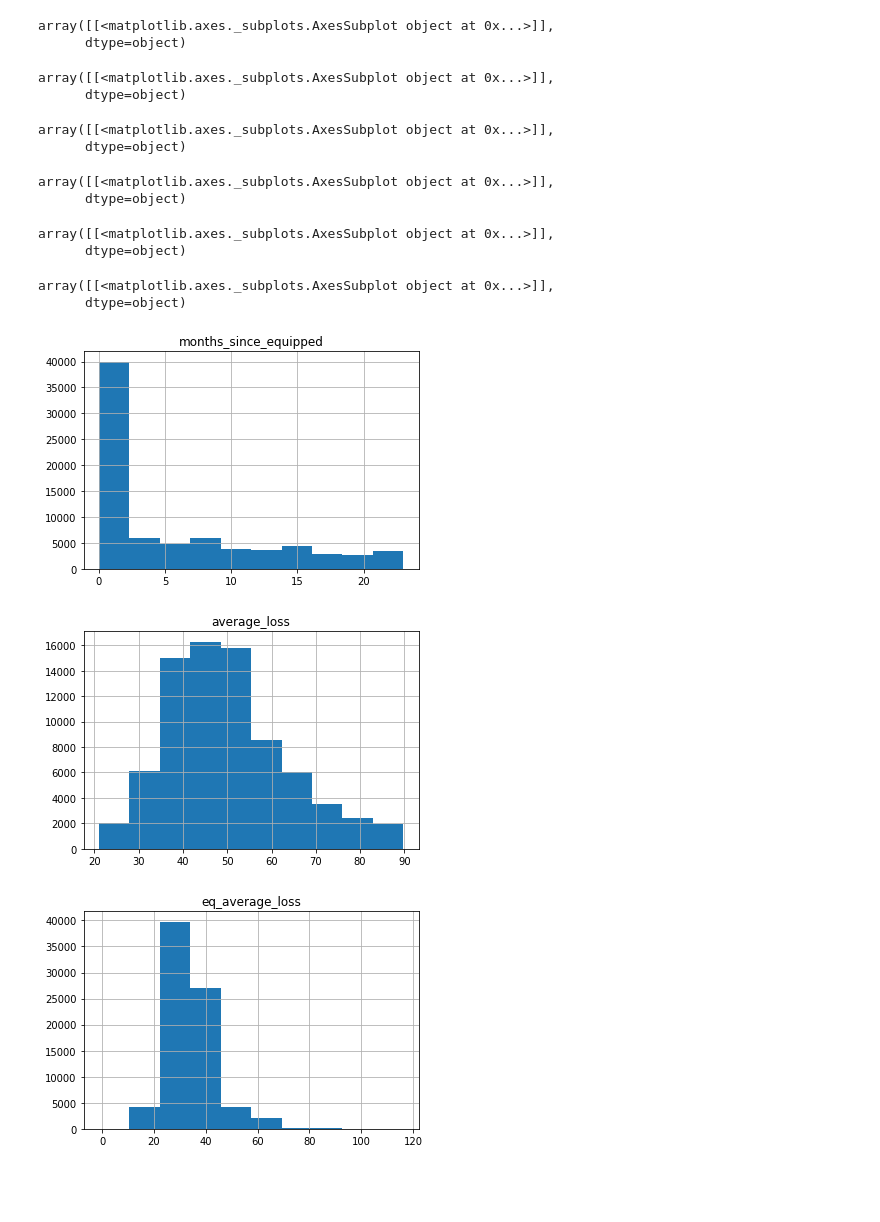
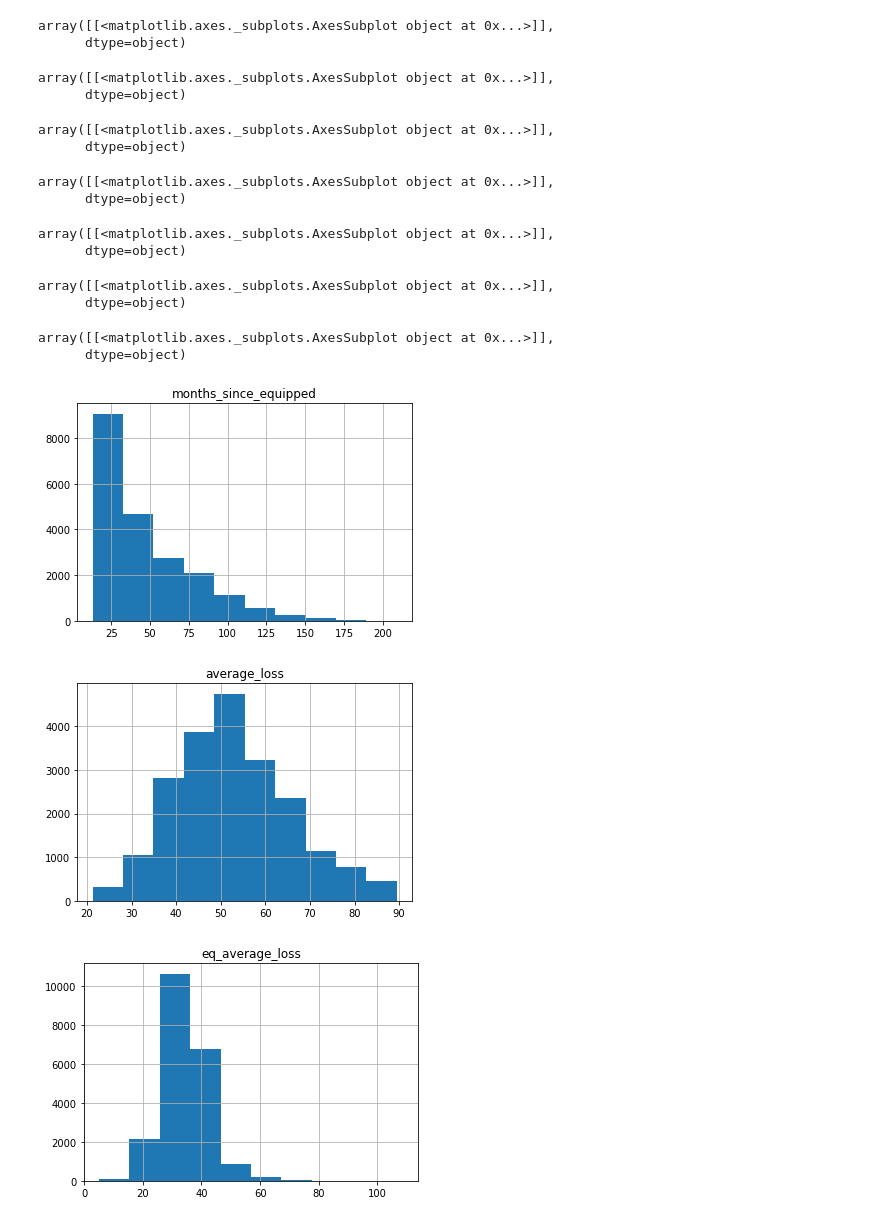
Before and after one commit to viebel/aaa-ml, a Jupyter notebook: notebooks/equipment-success.ipynb, the cells around one changed output. Drawn from its saved outputs; the diff is of its cells as text; code cells hidden in the pictures; blank space fills up the shorter version.

```diff
--- a/notebooks/equipment-success.ipynb
+++ b/notebooks/equipment-success.ipynb
@@ -25,5 +26,5 @@ demo.ipynb  equipment_success_201810121529.csv  mlcc-exercises_en.zip
 # %%
-equipment_success_dataframe = pd.read_csv("./equipment_success.csv", sep=",")
+equipment_success_dataframe = pd.read_csv("./equipment_success_unique.csv", sep=",")
 equipment_success_dataframe.describe()
 # %% [output]
 |  | patient_id | center_id | months_since_equipped | average_loss | high_loss | low_loss | eq_average_loss | ... |
@@ -38,12 +55,12 @@ equipment_success_dataframe.describe()
+# %%
+equipment_success_dataframe['distance_from_target'] = (-equipment_success_dataframe['eq_average_loss'] + equipment_success_dataframe['average_loss'])/equipment_success_dataframe['average_loss']
 # %%
 equipment_success_dataframe['valid'] = (equipment_success_dataframe['average_loss'].apply(lambda x : not math.isnan(x) and x > 20 and x < 90) &
                                        equipment_success_dataframe['eq_average_loss'].apply(lambda x : not math.isnan(x)) &
                                        equipment_success_dataframe['high_loss'].apply(lambda x : not math.isnan(x)) &
                                        equipment_success_dataframe['low_loss'].apply(lambda x : not math.isnan(x)) &
-                                       equipment_success_dataframe['months_since_equipped'].apply(lambda x : x < 24) &
+                                       equipment_success_dataframe['months_since_equipped'].apply(lambda x : x > 12) &
                                        equipment_success_dataframe['age_in_months_at_equipped_start'].apply(lambda x : not math.isnan(x) and x < 12*90 and x > 12*20))
-# %%
-equipment_success_dataframe['age'] = equipment_success_dataframe['age_in_months_at_equipped_start']/12
 # %%
 equipment_success = equipment_success_dataframe.query('valid == True').copy()
 equipment_success
@@ -64,19 +81,21 @@ equipment_success
 # %%
-for feature in ['months_since_equipped', 'average_loss', 'eq_average_loss', 'high_loss', 'low_loss', 'age']:
+for feature in ['months_since_equipped', 'average_loss', 'eq_average_loss', 'high_loss', 'low_loss', 'age_in_months_at_equipped_start','distance_from_target']:
     display.display(equipment_success.hist(feature))
 # %% [output]
 array([[<matplotlib.axes._subplots.AxesSubplot object at 0x...>]],
       dtype=object)
 array([[<matplotlib.axes._subplots.AxesSubplot object at 0x...>]],
       dtype=object)
 array([[<matplotlib.axes._subplots.AxesSubplot object at 0x...>]],
       dtype=object)
 array([[<matplotlib.axes._subplots.AxesSubplot object at 0x...>]],
       dtype=object)
 array([[<matplotlib.axes._subplots.AxesSubplot object at 0x...>]],
       dtype=object)
 array([[<matplotlib.axes._subplots.AxesSubplot object at 0x...>]],
       dtype=object)
+array([[<matplotlib.axes._subplots.AxesSubplot object at 0x...>]],
+      dtype=object)
-[figure, old version]
+[figure, new version]
-[figure, old version]
+[figure, new version]
-[figure, old version]
+[figure, new version]
```
Also changed, not shown: parts of 46 cells of this notebook, 1 other file.
